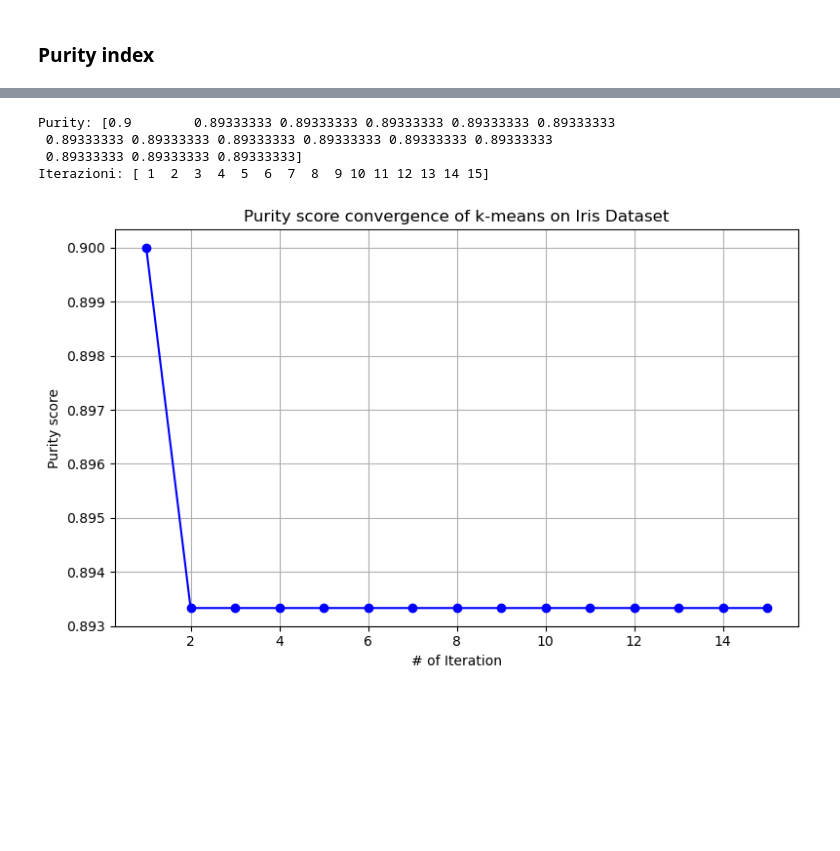
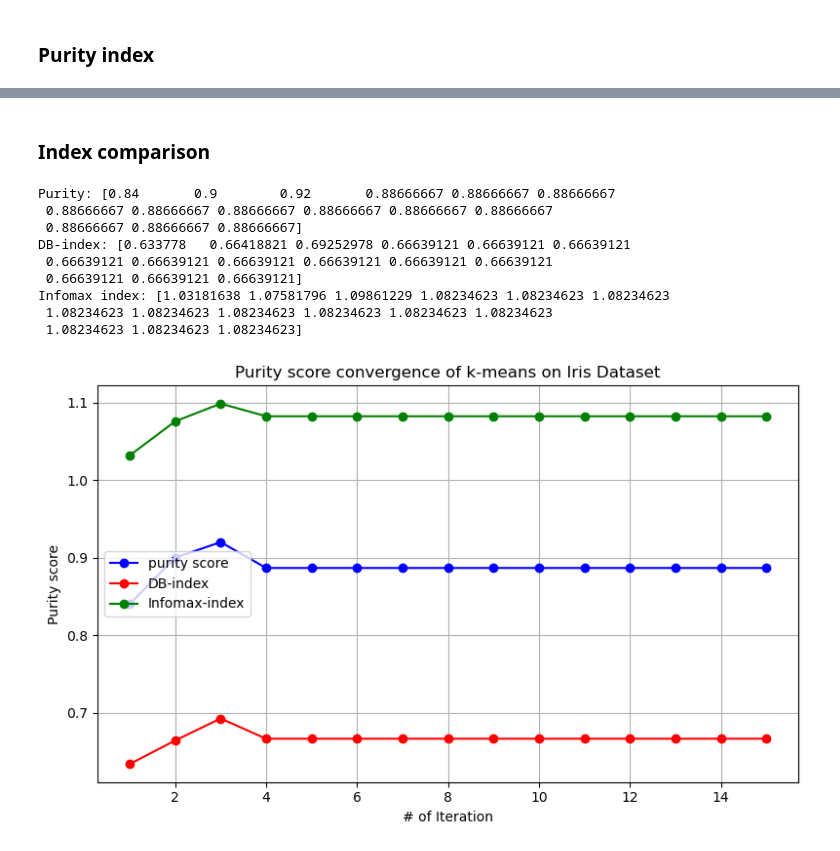
Before and after one commit to gabrielecerioli/Clustering_algorithms, a Jupyter notebook: k_means/k_mean_clustering.ipynb, the cells around one changed output, grey strips where cells are left out. Saved outputs shown, nothing was run; the diff lists cells and outputs as text; code cells hidden in the pictures; blank space fills up the shorter version.

```diff
--- a/k_means/k_mean_clustering.ipynb
+++ b/k_means/k_mean_clustering.ipynb
@@ -176,9 +177,20 @@ Purity score of k-means: 0.6666666666666666
+# %% [markdown]
+<h3>Index comparison</h3>
+# %%
+def infomax(labels):
+    M = len(labels)
+    unique, counts = np.unique(labels, return_counts=True)
+    probs = counts / M
+    H = -np.sum(probs * np.log(probs))
+    return H
 # %%
 import numpy as np
 
 step = 1
 it = np.arange(1, 16)
 purity = np.zeros(15)
+db_index=np.zeros(15)
+infomax_index=np.zeros(15)
 
 random_centroids=np.random.uniform(min_values, max_values, (3, 4))
 for t in range(15):
@@ -209,25 +221,38 @@ for t in range(15):
             ])
             cluster_assignments[k] = np.argmin(distances)
 
-    # Calcola la purity
+    # Calculate Purity
     purity[t] = purity_score(ground_truth, cluster_assignments)
+    #Calculate db_index
+    db_index[t]=davies_bouldin_score(data_matrix, cluster_assignments)
+    # Calculate Infomax_index
+    infomax_index[t]=infomax(cluster_assignments)
     step+=1
 print("Purity:", purity)
-print("Iterazioni:", it)
+print("DB-index:", db_index)
+print("Infomax index:", infomax_index)
 # %% [output]
-Purity: [0.9        0.89333333 0.89333333 0.89333333 0.89333333 0.89333333
- 0.89333333 0.89333333 0.89333333 0.89333333 0.89333333 0.89333333
- 0.89333333 0.89333333 0.89333333]
-Iterazioni: [ 1  2  3  4  5  6  7  8  9 10 11 12 13 14 15]
+Purity: [0.84       0.9        0.92       0.88666667 0.88666667 0.88666667
+ 0.88666667 0.88666667 0.88666667 0.88666667 0.88666667 0.88666667
+ 0.88666667 0.88666667 0.88666667]
+DB-index: [0.633778   0.66418821 0.69252978 0.66639121 0.66639121 0.66639121
+ 0.66639121 0.66639121 0.66639121 0.66639121 0.66639121 0.66639121
+ 0.66639121 0.66639121 0.66639121]
+Infomax index: [1.03181638 1.07581796 1.09861229 1.08234623 1.08234623 1.08234623
+ 1.08234623 1.08234623 1.08234623 1.08234623 1.08234623 1.08234623
+ 1.08234623 1.08234623 1.08234623]
 # %%
 plt.figure(figsize=(8, 5))
-plt.plot(it, purity, marker='o', linestyle='-', color='blue')
+plt.plot(it, purity, marker='o', linestyle='-', color='blue', label="purity score")
+plt.plot(it, db_index, marker="o", linestyle="-", color="red", label="DB-index")
+plt.plot(it, infomax_index, marker="o", linestyle="-", color="green", label="Infomax-index")
 plt.title("Purity score convergence of k-means on Iris Dataset")
 plt.xlabel("# of Iteration")
 plt.ylabel("Purity score")
 plt.grid(True)
 plt.tight_layout()
+plt.legend()
 plt.savefig("purity_vs_iteration.pdf", format="pdf")
 plt.show()
 # %% [output]
-[figure, old version]
+[figure, new version]
```
Also changed, not shown: parts of 13 cells of this notebook, 16 other files.
